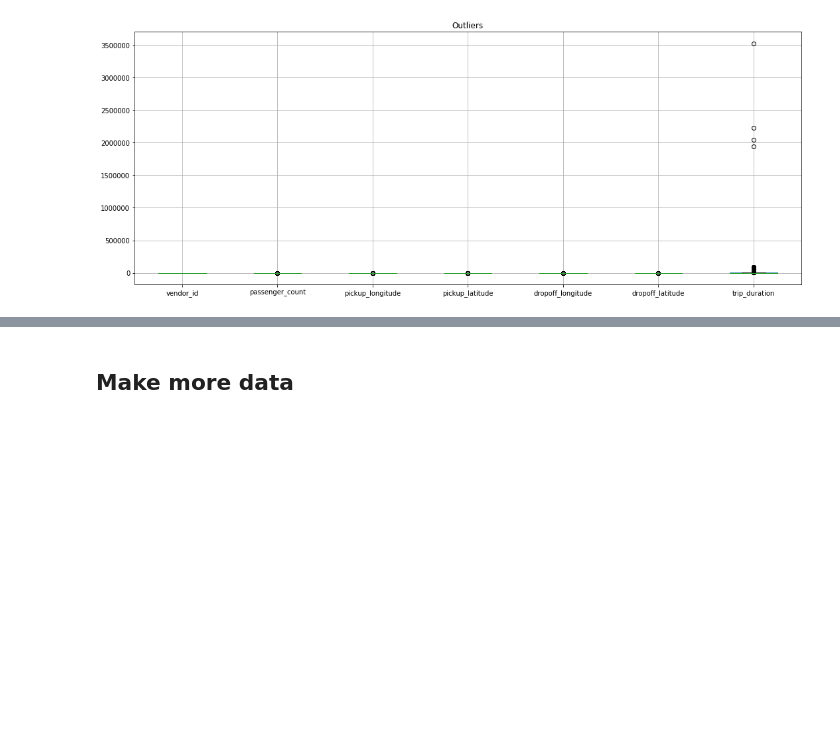
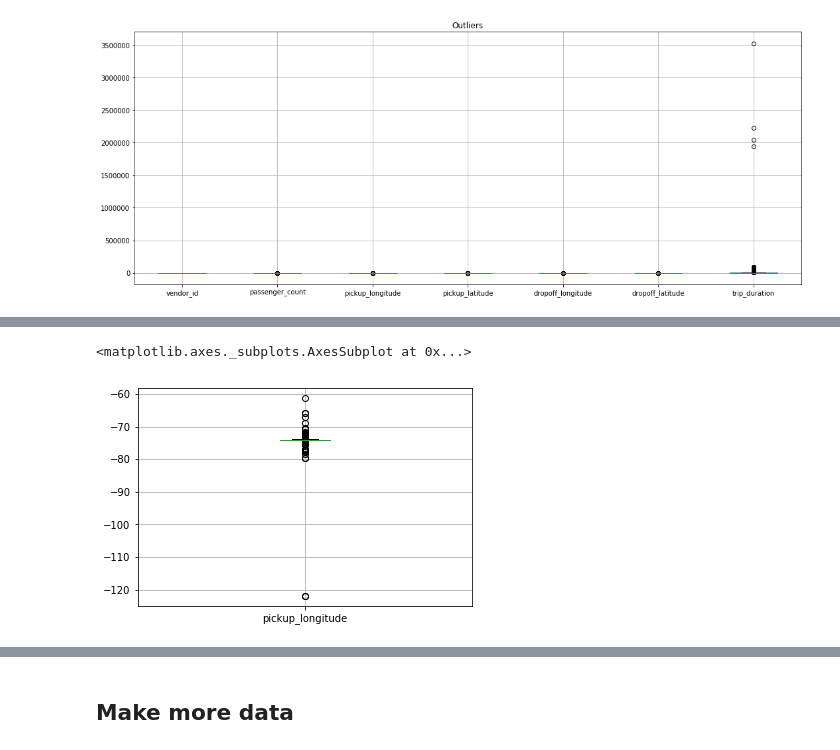
Before and after one commit to darcelvictor/New_York_taxi, a Jupyter notebook: NY Taxi.ipynb, the cells around one changed output, grey strips where cells are left out. Drawn from its saved outputs; the diff is of its cells as text; code cells hidden in the pictures; blank space fills up the shorter version.

```diff
--- a/NY Taxi.ipynb
+++ b/NY Taxi.ipynb
@@ -123,0 +124,5 @@ NameError: name 'coord_flip' is not defined
+# %%
+train[['pickup_longitude']].boxplot()
+# %% [output]
+<matplotlib.axes._subplots.AxesSubplot at 0x...>
+[figure, added]
```
Also changed, not shown: parts of 9 cells of this notebook.
